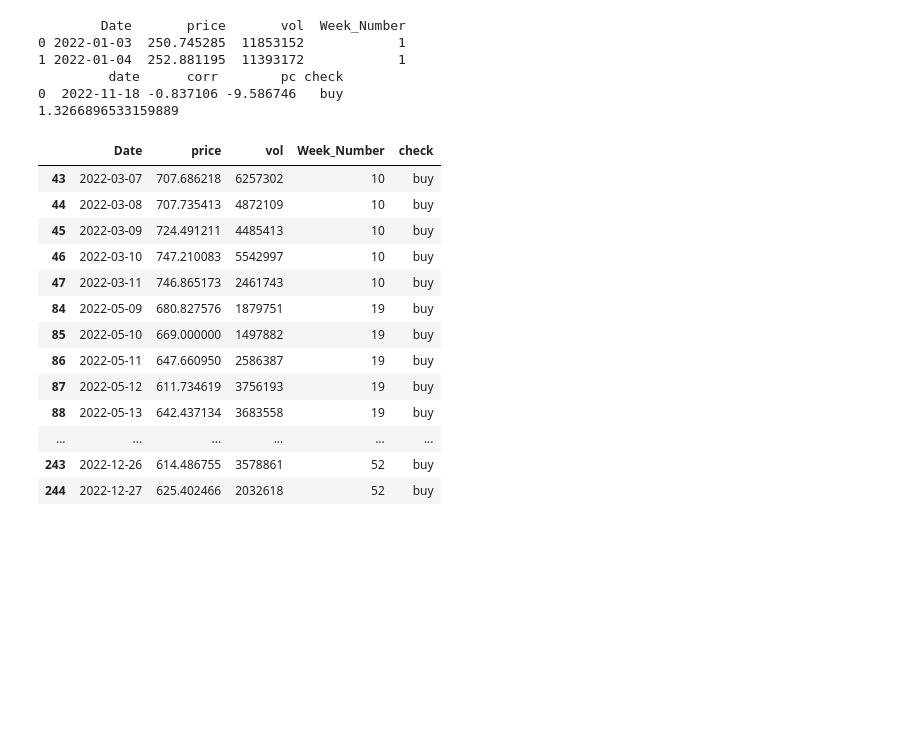
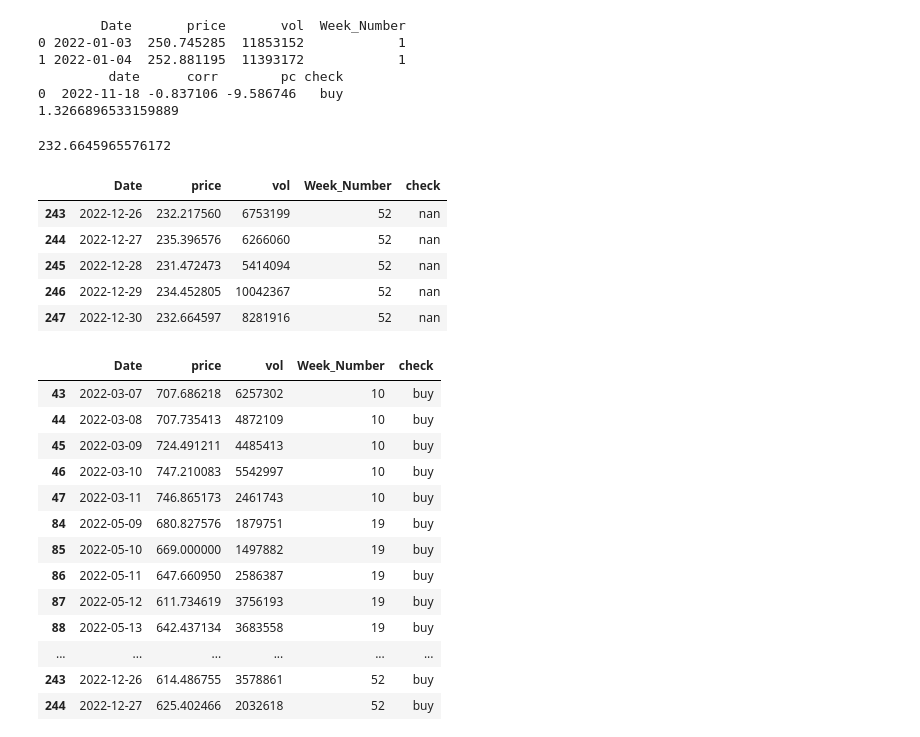
Before and after one commit to shekharbiswas/Finance, a Jupyter notebook: testing.ipynb, the cells around one changed output. Saved outputs shown, nothing was run; the diff lists cells and outputs as text; code cells hidden in the pictures; blank space fills up the shorter version.

```diff
--- a/testing.ipynb
+++ b/testing.ipynb
@@ -13,7 +13,8 @@ import plotly.express as px
 from datetime import datetime, timedelta
 # %%
 def get_recom(stock_code, sdate, edate):
-    df1 = yf.download(
+    try:
+        df1 = yf.download(
                         tickers = stock_code,
                         start=sdate,
                         #end=date.today().replace(day=2),
@@ -23,6 +24,8 @@ def get_recom(stock_code, sdate, edate):
                         group_by = 'ticker',
                         progress=False
                     )
+    except:
+        return
 
 
     df1 = df1[['Adj Close', 'Volume']]
@@ -464,6 +374,19 @@ print(avg / inform)
          date      corr        pc check
 0  2022-11-18 -0.837106 -9.586746   buy
 1.3266896533159889
+# %%
+df1['price'][len(df1) - 1]
+# %% [output]
+232.6645965576172
+# %%
+df1.tail(5)
+# %% [output]
+|  | Date | price | vol | Week_Number | check |
+| 243 | 2022-12-26 | 232.217560 | 6753199 | 52 | nan |
+| 244 | 2022-12-27 | 235.396576 | 6266060 | 52 | nan |
+| 245 | 2022-12-28 | 231.472473 | 5414094 | 52 | nan |
+| 246 | 2022-12-29 | 234.452805 | 10042367 | 52 | nan |
+| 247 | 2022-12-30 | 232.664597 | 8281916 | 52 | nan |
 # %%
 df1[df1['check'] == 'buy']
 # %% [output]
```
Also changed, not shown: parts of 5 cells of this notebook, 1 other file.
